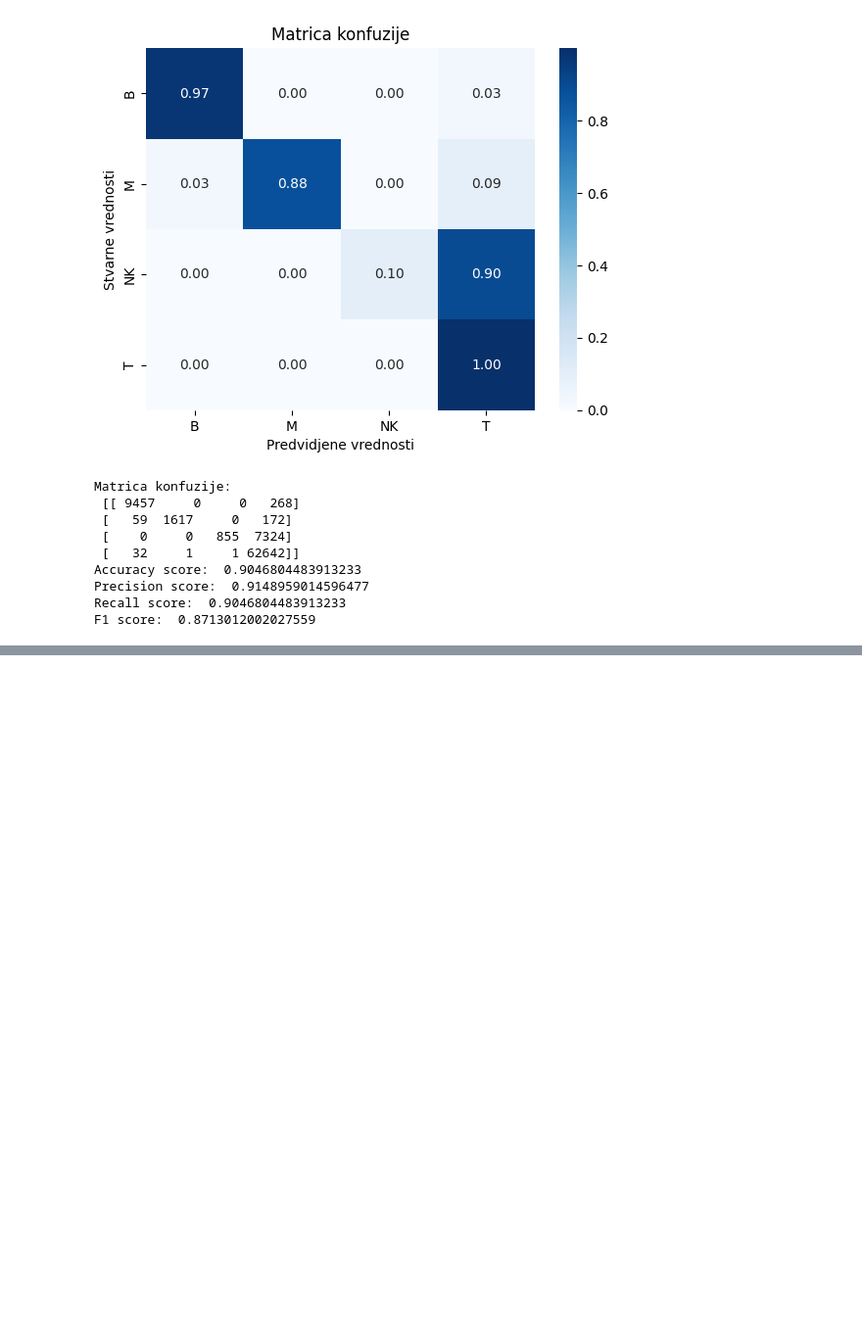
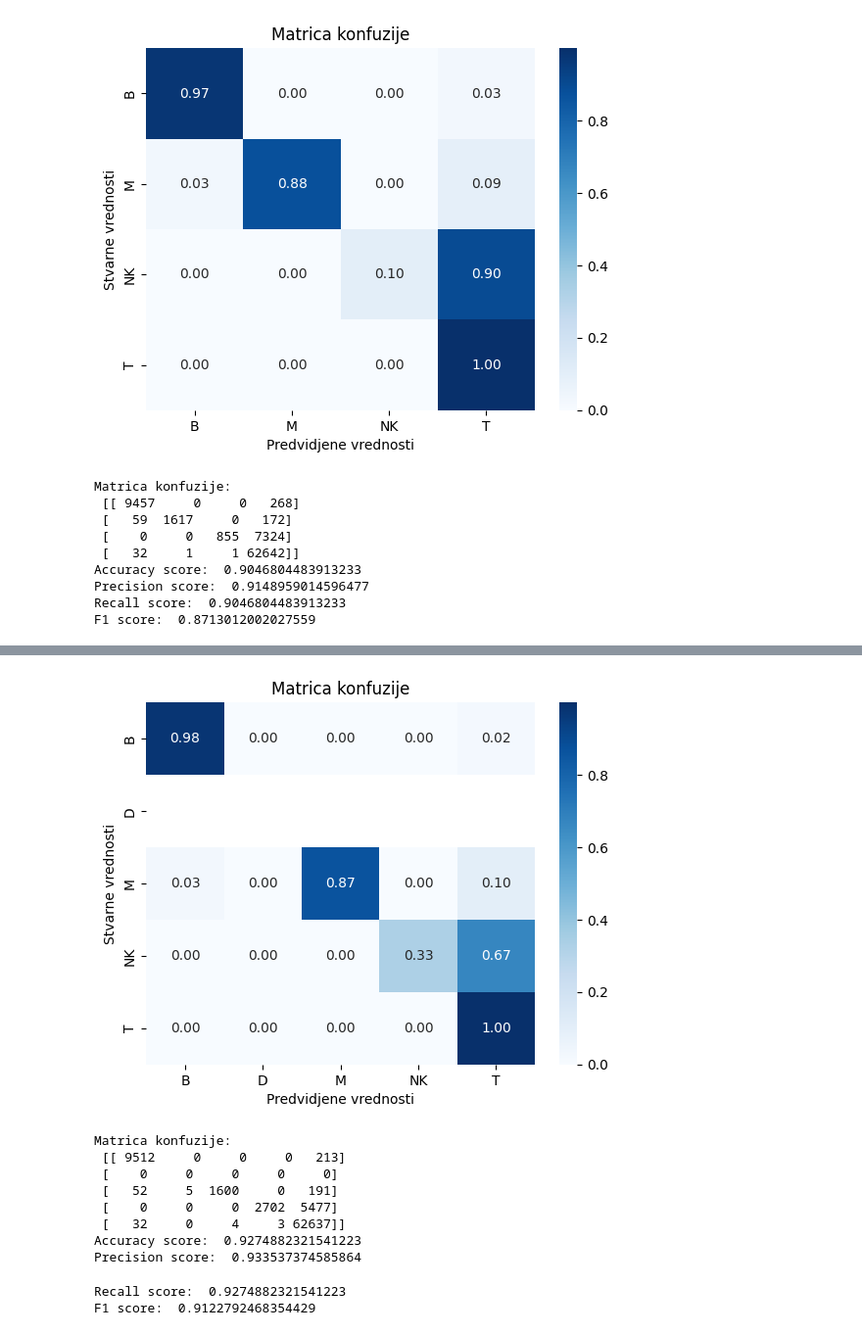
Before and after one commit to bogdans55/ip2-projekat, a Jupyter notebook: models/random_forest.ipynb, the cells around one changed output, grey strips where cells are left out. Shown at 98% size. Drawn from its saved outputs; the diff is of its cells as text; code cells hidden in the pictures; blank space fills up the shorter version.

```diff
--- a/models/random_forest.ipynb
+++ b/models/random_forest.ipynb
@@ -232,0 +309,20 @@ F1 score:  0.8713012002027559
+# %%
+data_10x = pd.read_csv('../data/preprocessed_data_10x.csv')
+
+X = data_10x.drop(['Group'], axis=1)
+y = data_10x['Group']
+
+y_pred = model.predict(X)
+model_info(y, y_pred)
+# %% [output]
+[figure, added]
+Matrica konfuzije:
+ [[ 9512     0     0     0   213]
+ [    0     0     0     0     0]
+ [   52     5  1600     0   191]
+ [    0     0     0  2702  5477]
+ [   32     0     4     3 62637]]
+Accuracy score:  0.9274882321541223
+Precision score:  0.933537374585864
+Recall score:  0.9274882321541223
+F1 score:  0.9122792468354429
```
Also changed, not shown: parts of 4 cells of this notebook, 1 other file.
